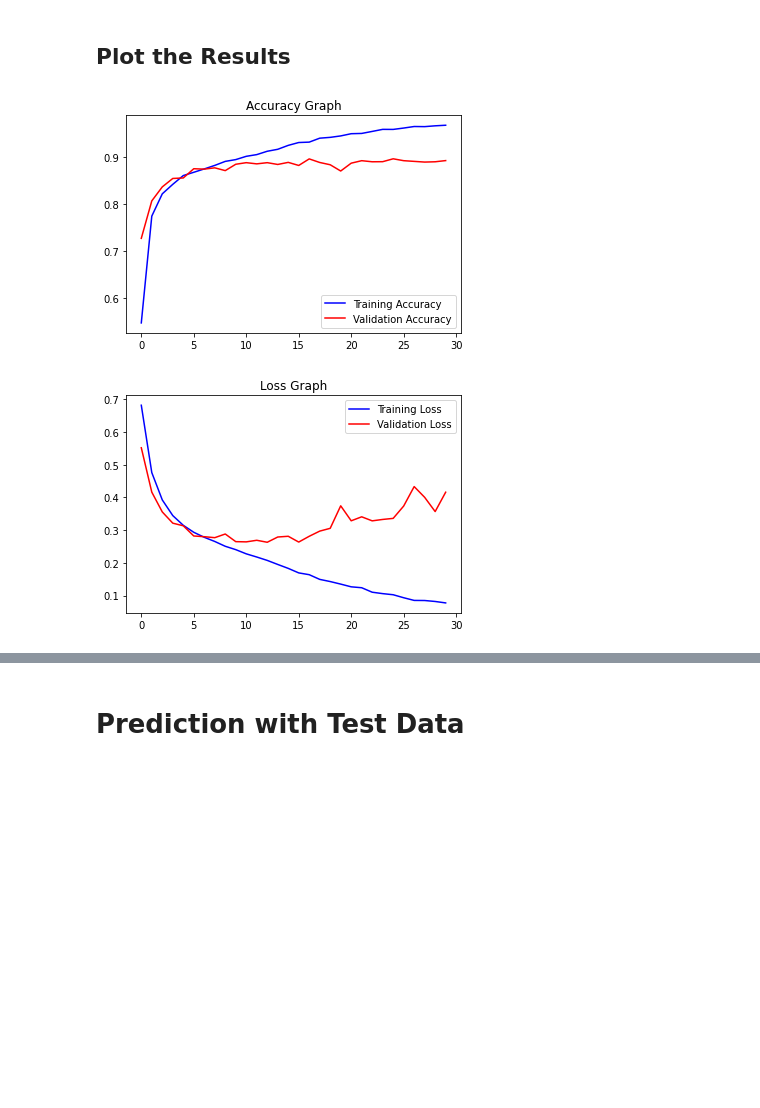
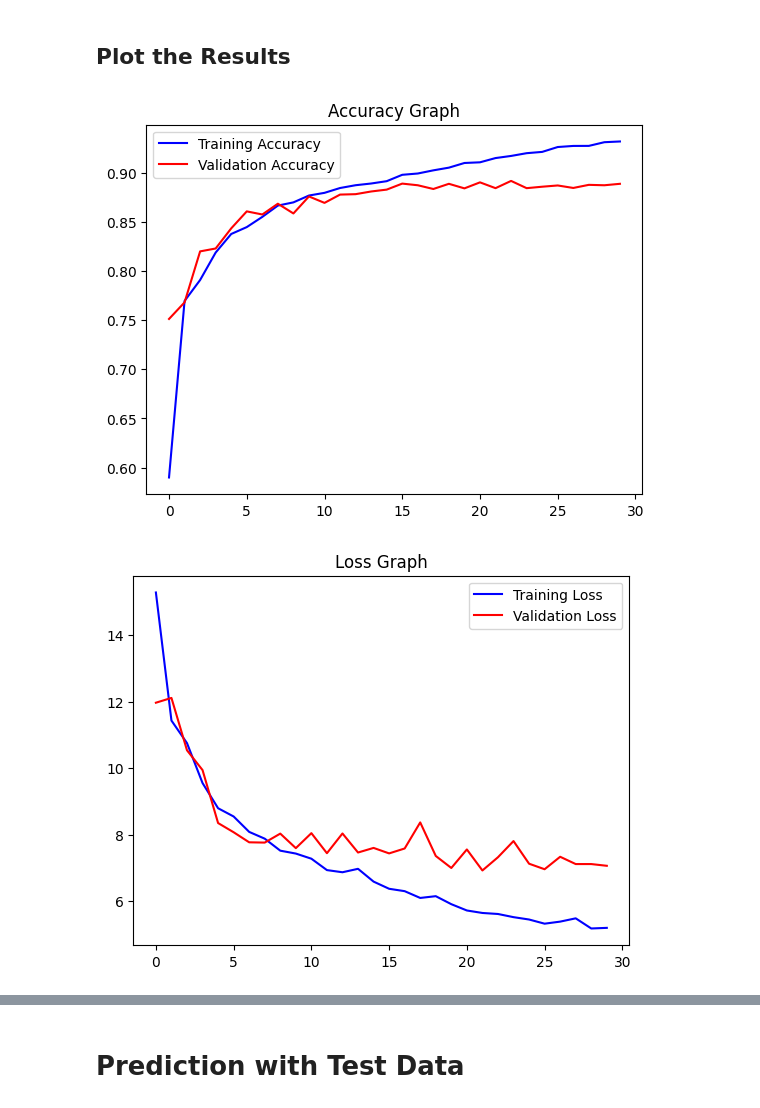
Before and after one commit to aswintechguy/Deep-Learning-Projects, a Jupyter notebook: Gender and Age Prediction - Image Classification & Regression/Gender and Age Prediction - CNN.ipynb, the cells around one changed output, grey strips where cells are left out. Saved outputs shown, nothing was run; the diff lists cells and outputs as text; code cells hidden in the pictures; blank space fills up the shorter version.

```diff
--- a/Gender and Age Prediction - Image Classification & Regression/Gender and Age Prediction - CNN.ipynb
+++ b/Gender and Age Prediction - Image Classification & Regression/Gender and Age Prediction - CNN.ipynb
@@ -87,7 +87,7 @@ for index, file, age, gender in files.itertuples():
 def extract_features(images):
     features = []
     for image in tqdm(images):
-        img = load_img(image, grayscale=True)
+        img = load_img(image, color_mode='grayscale')
         img = img.resize((128, 128), Image.ANTIALIAS)
         img = np.array(img)
         features.append(img)
@@ -130,15 +130,15 @@ flatten = Flatten() (maxp_4)
 dense_1 = Dense(256, activation='relu') (flatten)
 dense_2 = Dense(256, activation='relu') (flatten)
 
-dropout_1 = Dropout(0.3) (dense_1)
-dropout_2 = Dropout(0.3) (dense_2)
+dropout_1 = Dropout(0.4) (dense_1)
+dropout_2 = Dropout(0.4) (dense_2)
 
 output_1 = Dense(1, activation='sigmoid', name='gender_out') (dropout_1)
 output_2 = Dense(1, activation='relu', name='age_out') (dropout_2)
 
 model = Model(inputs=[inputs], outputs=[output_1, output_2])
 
-model.compile(loss=['binary_crossentropy', 'mae'], optimizer='adam', metrics=['accuracy'])
+model.compile(loss=['binary_crossentropy', 'mae'], optimizer='adam', metrics=['accuracy', 'mae'])
 # %%
 # plot the model
 from tensorflow.keras.utils import plot_model
@@ -176,25 +228,25 @@ Epoch 30/30
 # %%
 # plot results for gender
 acc = history.history['gender_out_accuracy']
 val_acc = history.history['val_gender_out_accuracy']
 epochs = range(len(acc))
 
 plt.plot(epochs, acc, 'b', label='Training Accuracy')
 plt.plot(epochs, val_acc, 'r', label='Validation Accuracy')
 plt.title('Accuracy Graph')
 plt.legend()
 plt.figure()
 
-loss = history.history['gender_out_loss']
-val_loss = history.history['val_gender_out_loss']
+loss = history.history['loss']
+val_loss = history.history['val_loss']
 
 plt.plot(epochs, loss, 'b', label='Training Loss')
 plt.plot(epochs, val_loss, 'r', label='Validation Loss')
 plt.title('Loss Graph')
 plt.legend()
 plt.show()
 # %% [output]
-[figure, old version]
+[figure, new version]
-[figure, old version]
+[figure, new version]
 # %%
 # plot results for age
```
Also changed, not shown: parts of 8 cells of this notebook.
